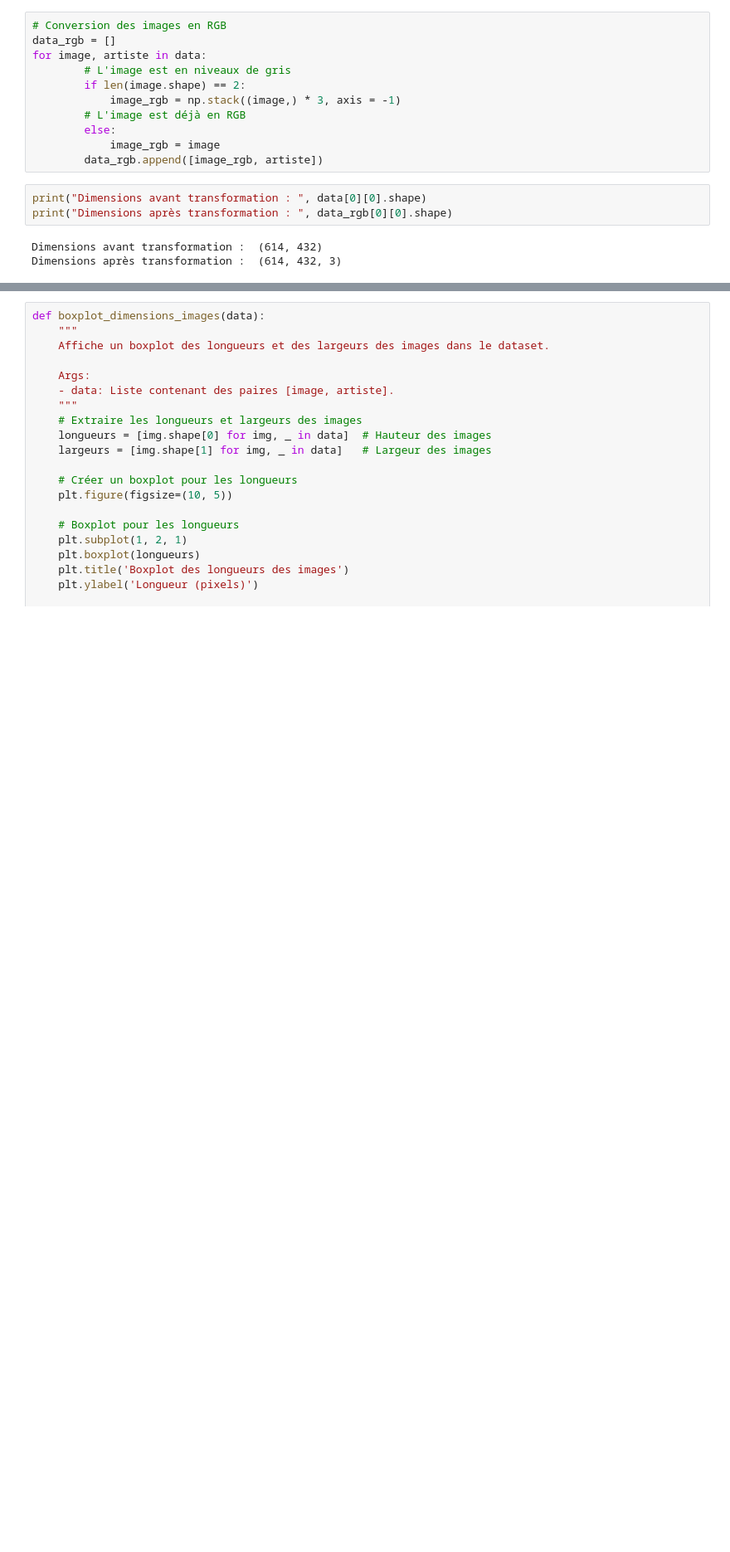
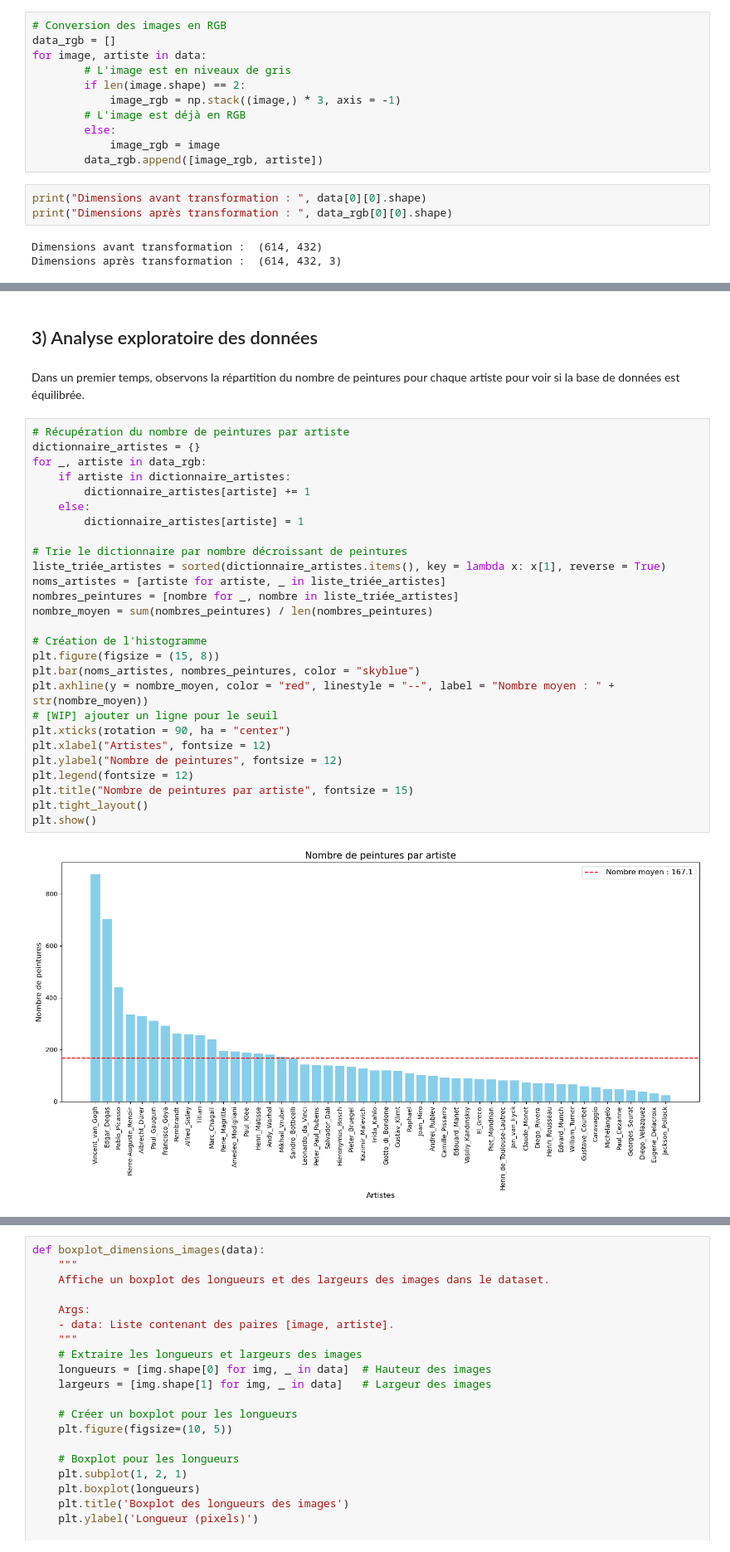
Before and after one commit to JulienCaillaud/Projets_HDDL, a Jupyter notebook: Projet_CNN/CNN.ipynb, the cells around one changed output, grey strips where cells are left out. Shown at 83% size. Cells and saved outputs as stored; diff of their text form; blank space fills up the shorter version.

```diff
--- a/Projet_CNN/CNN.ipynb
+++ b/Projet_CNN/CNN.ipynb
@@ -121,0 +68,33 @@ Désiquilibré : data augmentation sur les plus petits ? ou enlever quand y en a
+# %% [markdown]
+## 3) Analyse exploratoire des données
+# %% [markdown]
+Dans un premier temps, observons la répartition du nombre de peintures pour chaque artiste pour voir si la base de données est équilibrée.
+# %%
+# Récupération du nombre de peintures par artiste
+dictionnaire_artistes = {}
+for _, artiste in data_rgb:
+    if artiste in dictionnaire_artistes:
+        dictionnaire_artistes[artiste] += 1
+    else:
+        dictionnaire_artistes[artiste] = 1
+
+# Trie le dictionnaire par nombre décroissant de peintures
+liste_triée_artistes = sorted(dictionnaire_artistes.items(), key = lambda x: x[1], reverse = True)
+noms_artistes = [artiste for artiste, _ in liste_triée_artistes]
+nombres_peintures = [nombre for _, nombre in liste_triée_artistes]
+nombre_moyen = sum(nombres_peintures) / len(nombres_peintures)
+
+# Création de l'histogramme
+plt.figure(figsize = (15, 8))
+plt.bar(noms_artistes, nombres_peintures, color = "skyblue")
+plt.axhline(y = nombre_moyen, color = "red", linestyle = "--", label = "Nombre moyen : " + str(nombre_moyen))
+# [WIP] ajouter un ligne pour le seuil
+plt.xticks(rotation = 90, ha = "center")
+plt.xlabel("Artistes", fontsize = 12)
+plt.ylabel("Nombre de peintures", fontsize = 12)
+plt.legend(fontsize = 12)
+plt.title("Nombre de peintures par artiste", fontsize = 15)
+plt.tight_layout()
+plt.show()
+# %% [output]
+[figure, added]
```
Also changed, not shown: parts of 9 cells of this notebook.
